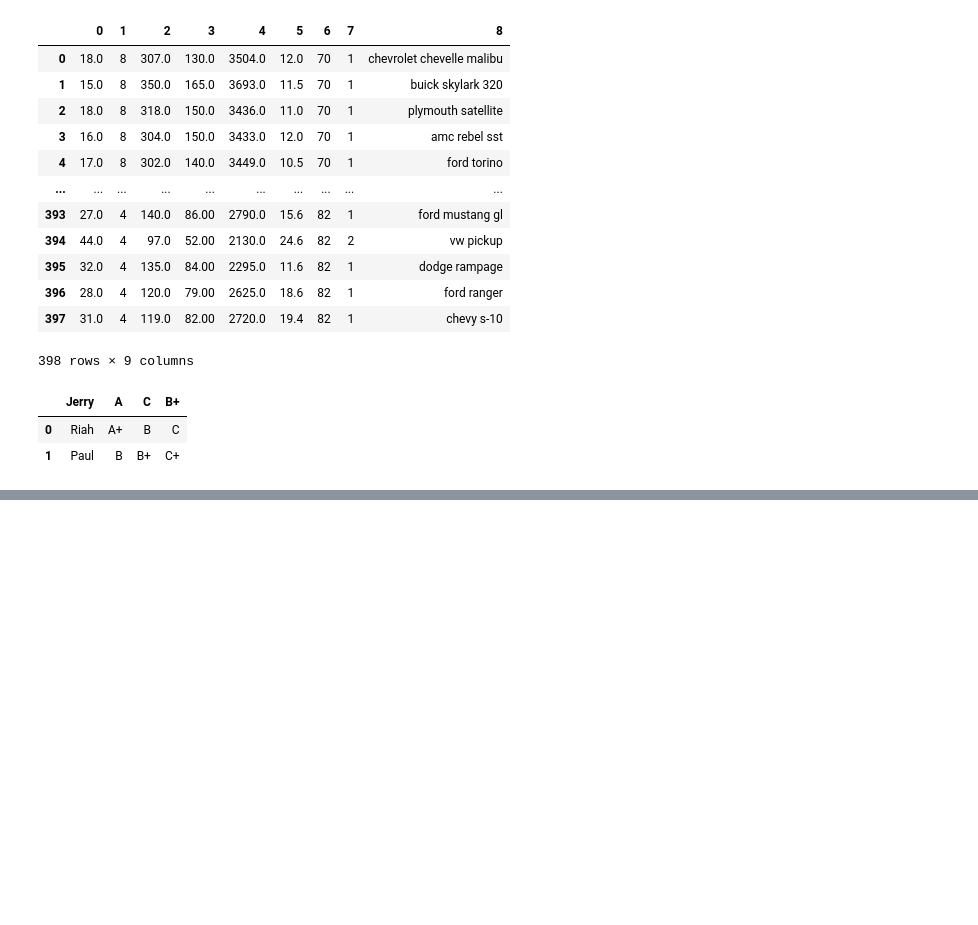
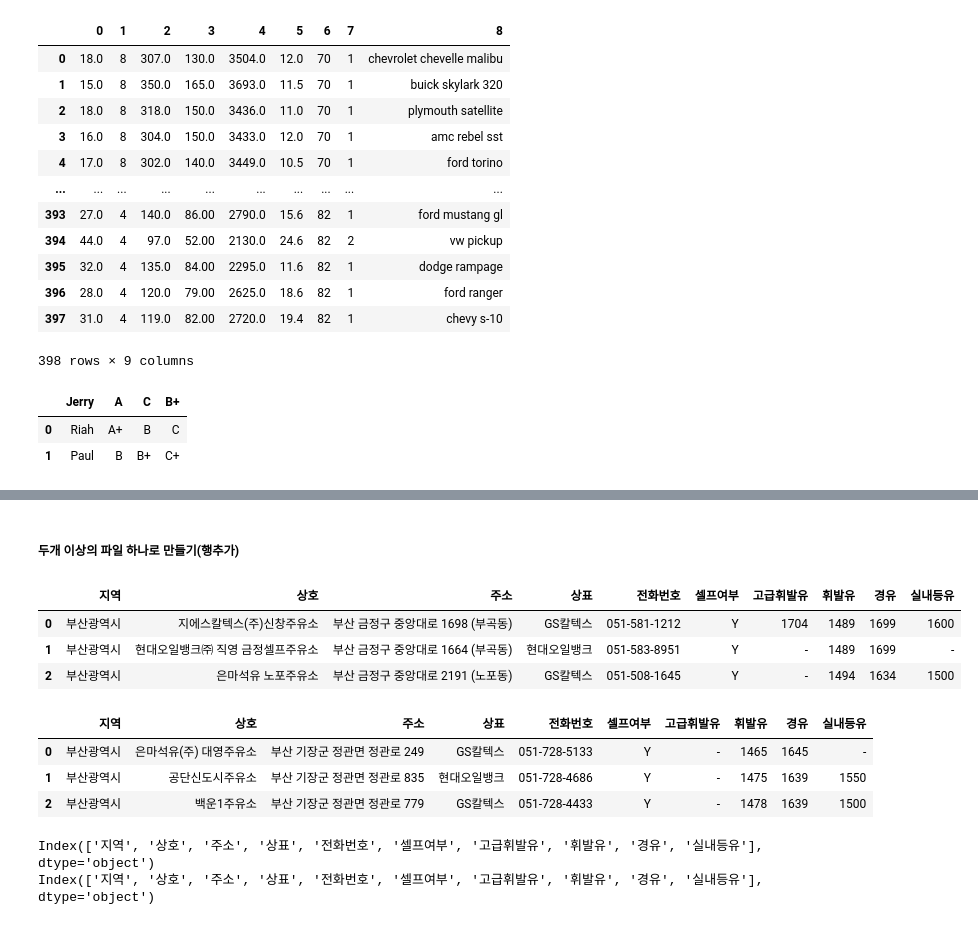
Before and after one commit to toughC/Python_Machine_Learning, a Jupyter notebook: 04_pandas2.ipynb, the cells around one changed output, grey strips where cells are left out. Saved outputs shown, nothing was run; the diff lists cells and outputs as text; code cells hidden in the pictures; blank space fills up the shorter version.

```diff
--- a/04_pandas2.ipynb
+++ b/04_pandas2.ipynb
@@ -83,0 +147,24 @@ df1
+# %% [markdown]
+##### 두개 이상의 파일 하나로 만들기(행추가)
+# %%
+df1=pd.read_excel(dataDir2+'oilData/지역_위치별(주유소) (1).xls', header=2)
+df2=pd.read_excel(dataDir2+'oilData/지역_위치별(주유소) (2).xls', header=2)
+
+display(df1.head(3))
+display(df2.head(3))
+# %% [output]
+|  | 지역 | 상호 | 주소 | 상표 | 전화번호 | 셀프여부 | 고급휘발유 | 휘발유 | 경유 | 실내등유 |
+| 0 | 부산광역시 | 지에스칼텍스(주)신창주유소 | 부산 금정구 중앙대로 1698 (부곡동) | GS칼텍스 | 051-581-1212 | Y | 1704 | 1489 | 1699 | 1600 |
+| 1 | 부산광역시 | 현대오일뱅크㈜ 직영 금정셀프주유소 | 부산 금정구 중앙대로 1664 (부곡동) | 현대오일뱅크 | 051-583-8951 | Y | - | 1489 | 1699 | - |
+| 2 | 부산광역시 | 은마석유 노포주유소 | 부산 금정구 중앙대로 2191 (노포동) | GS칼텍스 | 051-508-1645 | Y | - | 1494 | 1634 | 1500 |
+|  | 지역 | 상호 | 주소 | 상표 | 전화번호 | 셀프여부 | 고급휘발유 | 휘발유 | 경유 | 실내등유 |
+| 0 | 부산광역시 | 은마석유(주) 대영주유소 | 부산 기장군 정관면 정관로 249 | GS칼텍스 | 051-728-5133 | Y | - | 1465 | 1645 | - |
+| 1 | 부산광역시 | 공단신도시주유소 | 부산 기장군 정관면 정관로 835 | 현대오일뱅크 | 051-728-4686 | Y | - | 1475 | 1639 | 1550 |
+| 2 | 부산광역시 | 백운1주유소 | 부산 기장군 정관면 정관로 779 | GS칼텍스 | 051-728-4433 | Y | - | 1478 | 1639 | 1500 |
+# %%
+# 병합할 대상의 columns 확인
+print(df1.columns)
+print(df2.columns)
+# %% [output]
+Index(['지역', '상호', '주소', '상표', '전화번호', '셀프여부', '고급휘발유', '휘발유', '경유', '실내등유'], dtype='object')
+Index(['지역', '상호', '주소', '상표', '전화번호', '셀프여부', '고급휘발유', '휘발유', '경유', '실내등유'], dtype='object')
```
Also changed, not shown: parts of 12 cells of this notebook.
